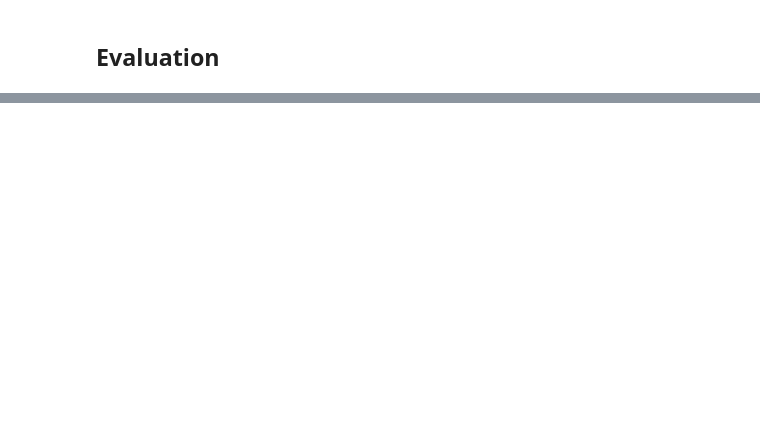
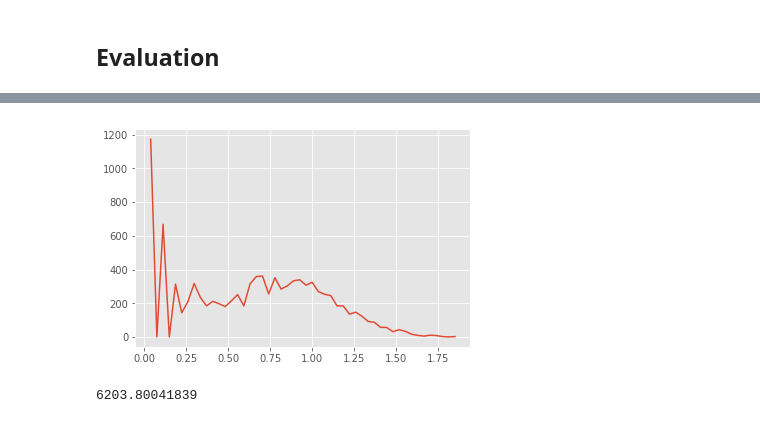
Before and after one commit to shehel/Bayesian_Learning, a Jupyter notebook: MC_dropout.ipynb, the cells around one changed output, grey strips where cells are left out. Saved outputs shown, nothing was run; the diff lists cells and outputs as text; code cells hidden in the pictures; blank space fills up the shorter version.

```diff
--- a/MC_dropout.ipynb
+++ b/MC_dropout.ipynb
@@ -186,0 +215,16 @@ plt.hist((img_preds),bins=range(11))
+# %%
+entropies1 = []
+def predictive_entropy(prob):
+        return -1 * np.sum(np.log(prob) * prob, axis=0)
+for x in tqdm(range(10000)):
+    p, _ = np.histogram(preds[:,x], bins=range(10), normed=True)
+    entropies1.append(predictive_entropy(p[p != 0]))
+# %%
+n=len(y_test)
+p, x = np.histogram(entropies1, bins=50)
+plt.plot(x[1:], p)
+plt.show()
+print (np.sum(entropies1))
+# %% [output]
+[figure, added]
+6203.80041839
```
Also changed, not shown: parts of 16 cells of this notebook, 1 other file.
